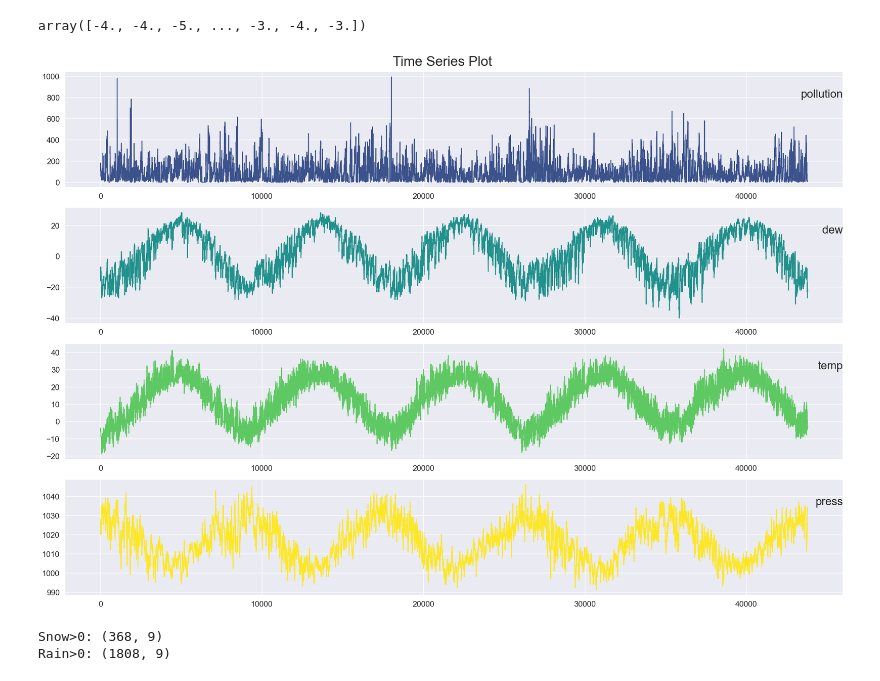
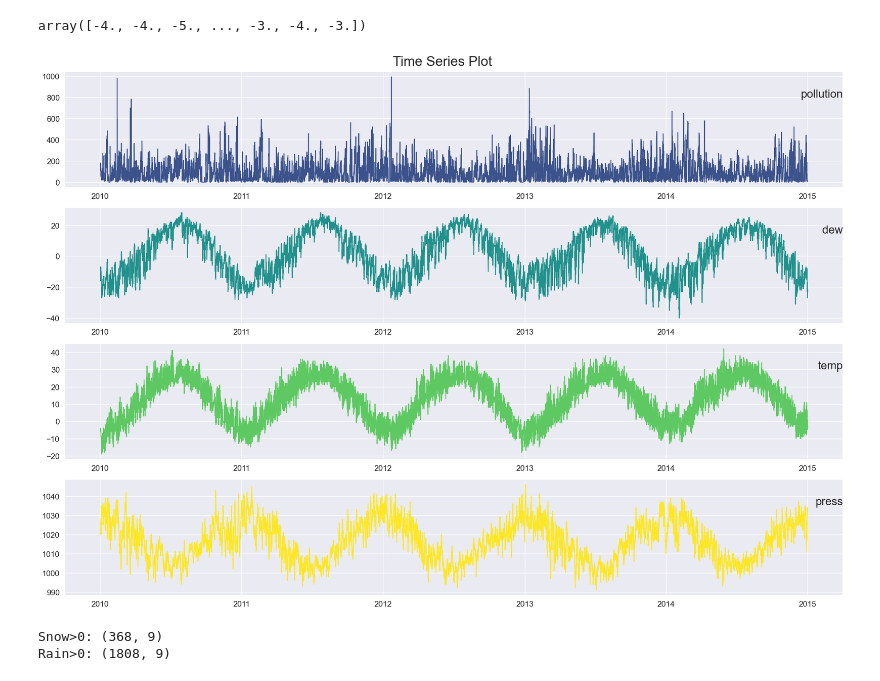
Before and after one commit to MilicaRangelov/Masinsko_ucenje, a Jupyter notebook: treci_projekat/air_pollution_forecast.ipynb, the cells around one changed output. Cells and saved outputs as stored; diff of their text form; code cells hidden in the pictures.

Commit message:
Visualization improved, another train-test split added

```diff
--- a/treci_projekat/air_pollution_forecast.ipynb
+++ b/treci_projekat/air_pollution_forecast.ipynb
@@ -39,6 +41,8 @@ df.head()
 | 2 | 2010-01-02 02:00:00 | 159.0 | -11 | -5.0 | 1021.0 | SE | 3.57 | 0 | 0 |
 | 3 | 2010-01-02 03:00:00 | 181.0 | -7 | -5.0 | 1022.0 | SE | 5.36 | 1 | 0 |
 | 4 | 2010-01-02 04:00:00 | 138.0 | -7 | -5.0 | 1022.0 | SE | 6.25 | 2 | 0 |
+# %%
+df['date'] = pd.to_datetime(df['date'])
 # %%
 df.info()
 # %% [output]
@@ -91,19 +95,19 @@ array([-4., -4., -5., ..., -3., -4., -3.])
 # %%
 time_vals = ['pollution', 'dew',	'temp',	'press']
 fig, axs = plt.subplots(len(time_vals), 1, figsize=(20, 14), facecolor='white')
 i = 1
 for col, ax in zip(time_vals, axs):
-    ax.plot(df[col].values, color=cm.viridis(i/len(time_vals)))
+    ax.plot(df['date'], df[col].values, color=cm.viridis(i/len(time_vals)))
     ax.set_title(col, y=0.75, loc='right', fontsize=20)
     ax.tick_params(axis='both', which='major', labelsize=14)
     ax.grid(True)
     i += 1
 
 plt.suptitle('Time Series Plot', fontsize=24)
 plt.tight_layout()
 plt.show()
 # %% [output]
-[figure, old version]
+[figure, new version]
 # %%
 print(
     f"Snow>0: {df[df['snow'] > 0].shape}",
```
Also changed, not shown: parts of 8 cells of this notebook.
